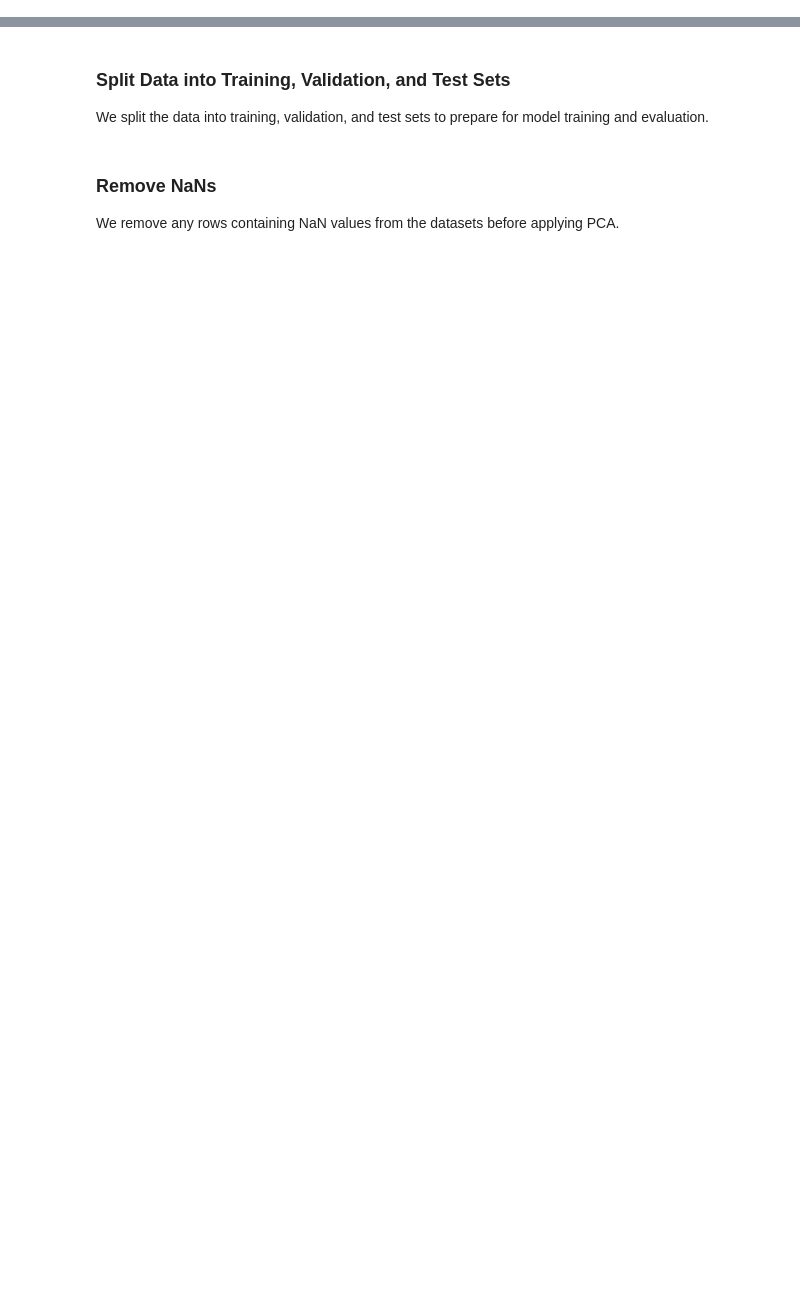
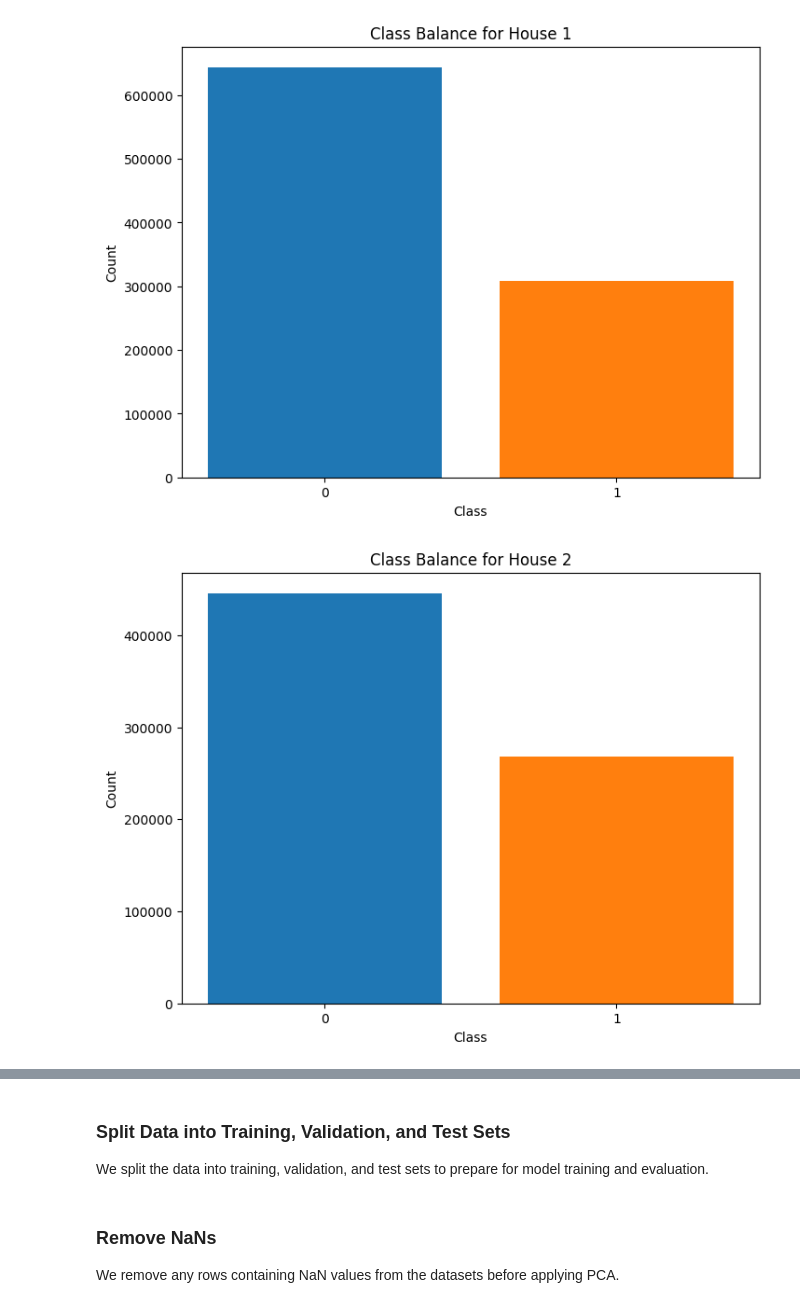
Before and after one commit to keyko-io/olas-energy-management-agents, a Jupyter notebook: notebooks/TRANSFORMER - Energy Consumption.ipynb, the cells around one changed output, grey strips where cells are left out. Saved outputs shown, nothing was run; the diff lists cells and outputs as text; code cells hidden in the pictures; blank space fills up the shorter version.

```diff
--- a/notebooks/TRANSFORMER - Energy Consumption.ipynb
+++ b/notebooks/TRANSFORMER - Energy Consumption.ipynb
@@ -88,4 +86,0 @@ We preprocess the data by creating new features, handling missing values, and de
-# %%
-# Preprocess data
-data_preprocessed = preprocess_data(data)
-X, y = select_features(data_preprocessed)
@@ -271,8 +263,3 @@ data[columns6].describe()
 | 50% | 4.472965e+02 | 46.184000 | 104.914000 | 1.760510e+03 | ... |
 | 75% | 6.691008e+02 | 70.654000 | 127.344000 | 3.347620e+03 | ... |
 | max | 9.507440e+02 | 96.078000 | 146.692000 | 3.443260e+03 | ... |
-# %%
-# Class balance
-counts = data_preprocessed["target"].value_counts().sort_index()
-colors = plt.cm.tab10(np.arange(len(counts)))
-ax = counts.plot.bar(color=colors)
@@ -280,0 +309,17 @@ ax = counts.plot.bar(color=colors)
+# %%
+# Class balance
+#ys is a list of numpy arrays
+for i, y in enumerate(ys):
+    unique, counts = np.unique(y, return_counts=True)
+    colors = plt.cm.tab10(np.arange(len(counts)))
+
+    plt.figure(figsize=(8, 6))
+    plt.bar(unique, counts, color=colors)
+    plt.title(f'Class Balance for House {i + 1}')
+    plt.xlabel('Class')
+    plt.ylabel('Count')
+    plt.xticks(unique)
+    plt.show()
+# %% [output]
+[figure, added]
+[figure, added]
```
Also changed, not shown: parts of 24 cells of this notebook, 5 other files.
